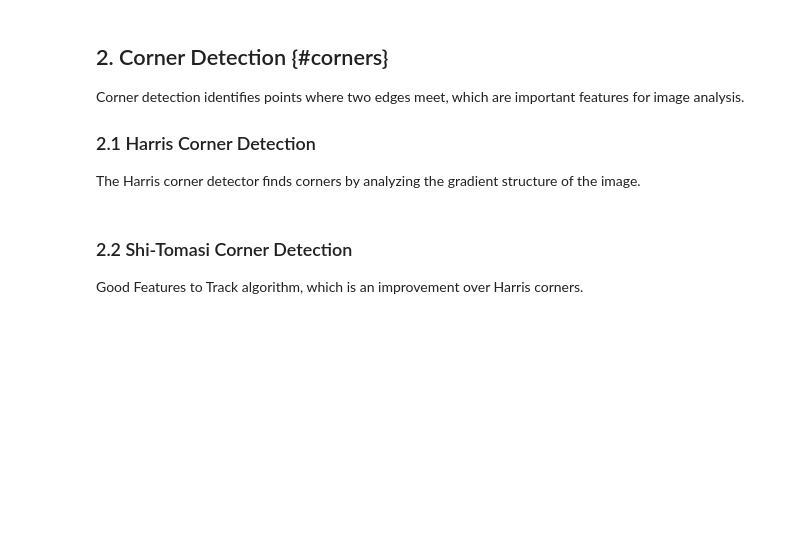
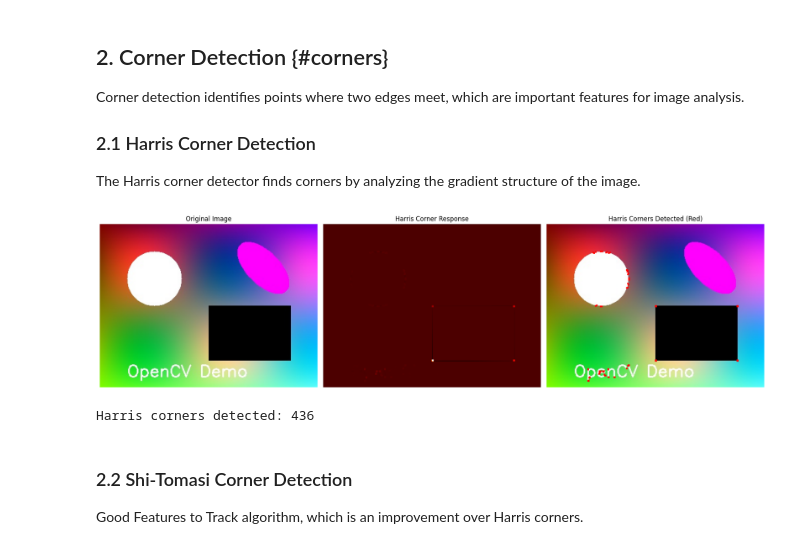
Before and after one commit to vuhung16au/ACU, a Jupyter notebook: DataScience/OpenCV/notebooks/05_feature_detection.ipynb, the cells around one changed output. Cells and saved outputs as stored; diff of their text form; code cells hidden in the pictures; blank space fills up the shorter version.

```diff
--- a/DataScience/OpenCV/notebooks/05_feature_detection.ipynb
+++ b/DataScience/OpenCV/notebooks/05_feature_detection.ipynb
@@ -97,41 +103,41 @@ Corner detection identifies points where two edges meet, which are important fea
 The Harris corner detector finds corners by analyzing the gradient structure of the image.
 # %%
 # Apply Harris corner detection
-harris_corners = corner_detection.harris_corner_detection(
+harris_corners, harris_response = corner_detection.harris_corners(
     gray_image,
     block_size=2,
     ksize=3,
     k=0.04,
     threshold=0.01
 )
-
-# Harris corner response
-harris_response = cv2.cornerHarris(gray_image, 2, 3, 0.04)
 
 # Display results
 fig, axes = plt.subplots(1, 3, figsize=(18, 6))
 
 # Original image
 axes[0].imshow(cv2.cvtColor(image, cv2.COLOR_BGR2RGB))
 axes[0].set_title('Original Image')
 axes[0].axis('off')
 
 # Harris response
 axes[1].imshow(harris_response, cmap='hot')
 axes[1].set_title('Harris Corner Response')
 axes[1].axis('off')
 
 # Detected corners
 image_with_harris = image.copy()
-image_with_harris[harris_corners > 0.01 * harris_corners.max()] = [0, 0, 255]
+image_with_harris[harris_corners] = [0, 0, 255]
 axes[2].imshow(cv2.cvtColor(image_with_harris, cv2.COLOR_BGR2RGB))
 axes[2].set_title('Harris Corners Detected (Red)')
 axes[2].axis('off')
 
 plt.tight_layout()
 plt.show()
 
-print(f"Harris corners detected: {np.sum(harris_corners > 0.01 * harris_corners.max())}")
+print(f"Harris corners detected: {np.sum(harris_corners)}")
+# %% [output]
+[figure, added]
+Harris corners detected: 436
 # %% [markdown]
 ### 2.2 Shi-Tomasi Corner Detection
 Good Features to Track algorithm, which is an improvement over Harris corners.
```
Also changed, not shown: parts of 9 cells of this notebook.
